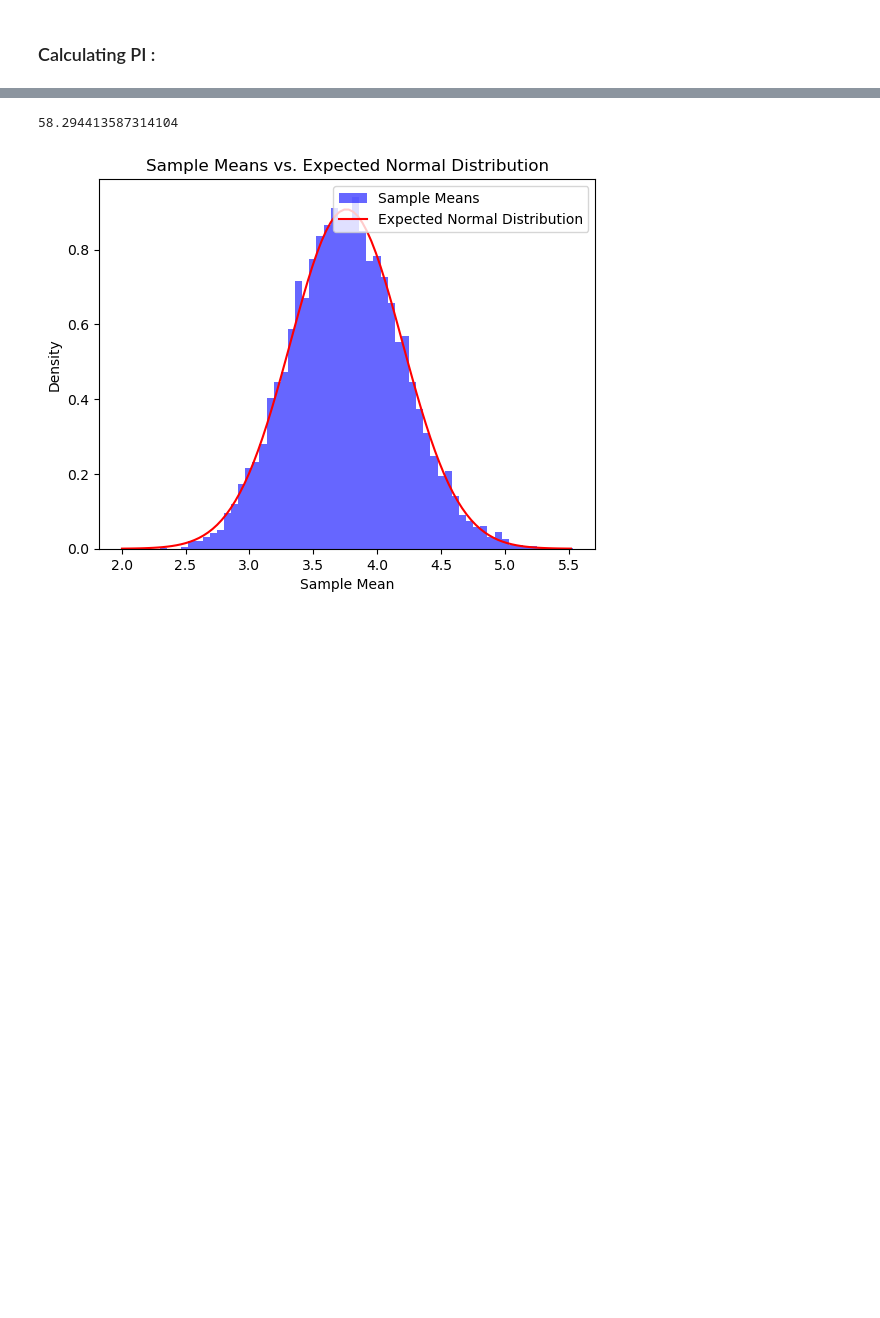
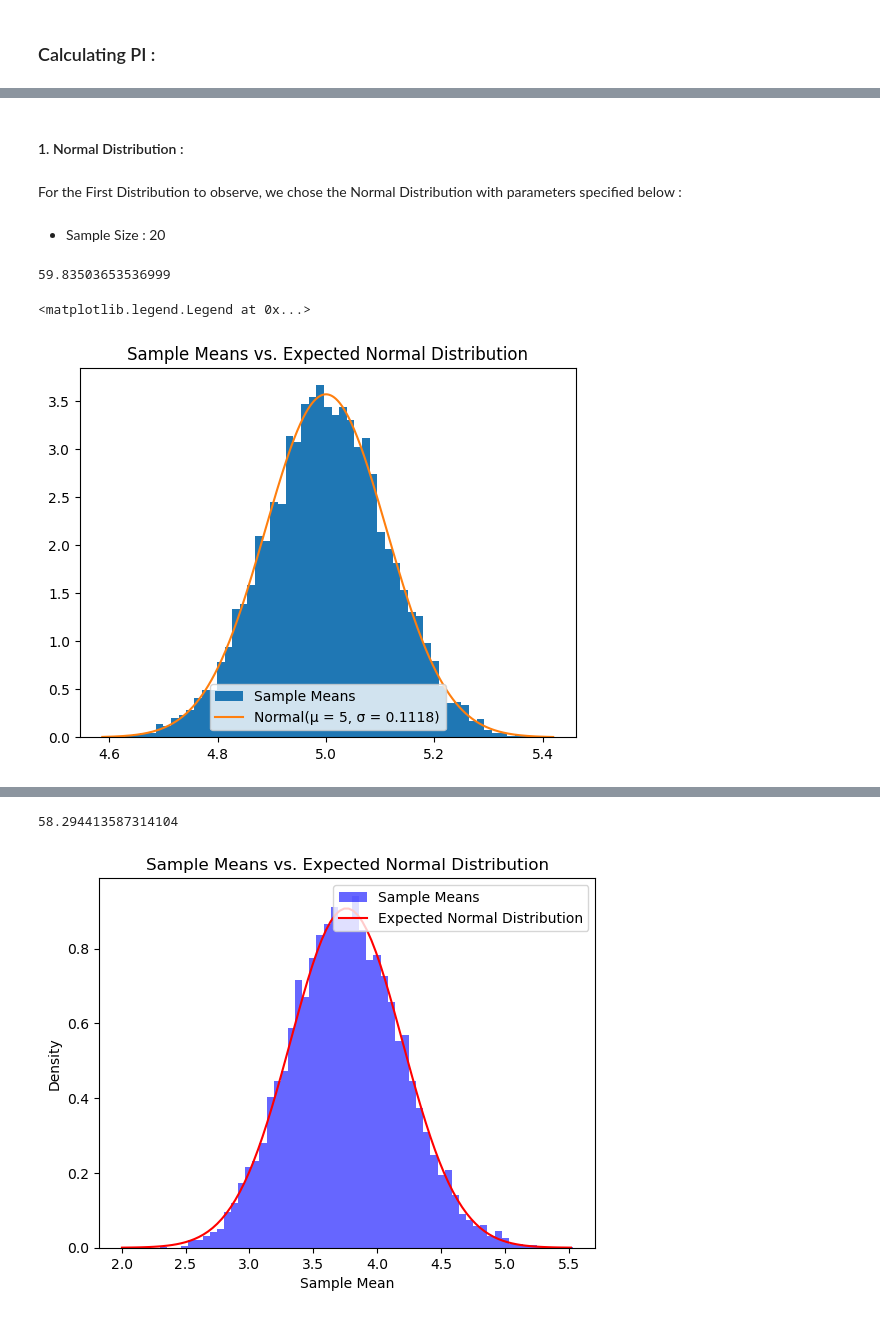
Before and after one commit to denezo/data-science-course, a Jupyter notebook: DS_CA1 (3).ipynb, the cells around one changed output, grey strips where cells are left out. Drawn from its saved outputs; the diff is of its cells as text; code cells hidden in the pictures; blank space fills up the shorter version.

```diff
--- a/DS_CA1 (3).ipynb
+++ b/DS_CA1 (3).ipynb
@@ -116,0 +106,4 @@ ax.plot(x, p)
+# %% [markdown]
+#### 1. Normal Distribution :
+# %% [markdown]
+For the First Distribution to observe, we chose the Normal Distribution with parameters specified below :
@@ -117 +113,24 @@ ax.plot(x, p)
+# %% [markdown]
+- Sample Size : 20
+# %%
+
+sampleSize = 20
+
+means, h = sampleMeanList(np.random.normal, sampleSize, NUMBER_OF_SAMPLES, mu, sigma)
+print((max(means) - min(means))/h)
+
+
+# Visaulization :
+x = np.linspace(min(means), max(means), num=1000 )
+SE = sigma/math.sqrt(sampleSize)
+p = sp.stats.norm.pdf(x, mu, SE)
+fig, ax = plt.subplots()
+ax.hist(means, bins = math.floor((max(means) - min(means))/h),density=True, label="Sample Means")
+ax.plot(x, p, label=f"Normal(μ = {mu}, σ = {SE:.4f})")
+plt.title('Sample Means vs. Expected Normal Distribution')
+plt.legend()
+# %% [output]
+59.83503653536999
+<matplotlib.legend.Legend at 0x...>
+[figure, added]
 # %%
```
Also changed, not shown: parts of 18 cells of this notebook.
